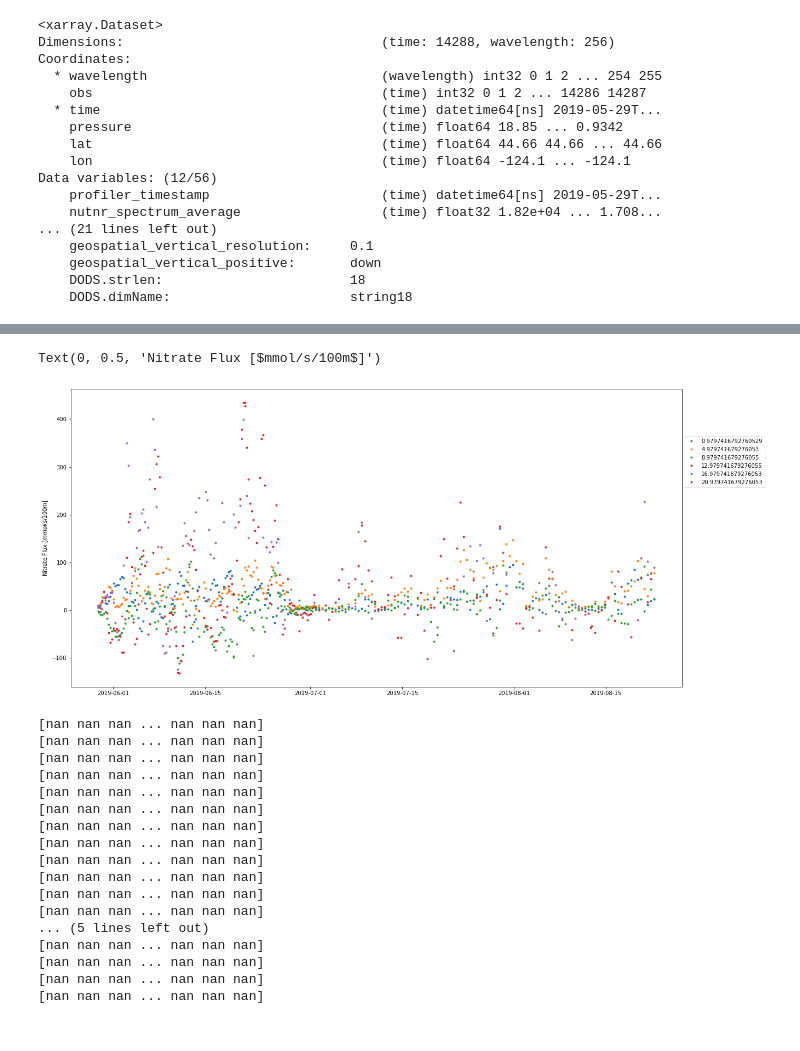
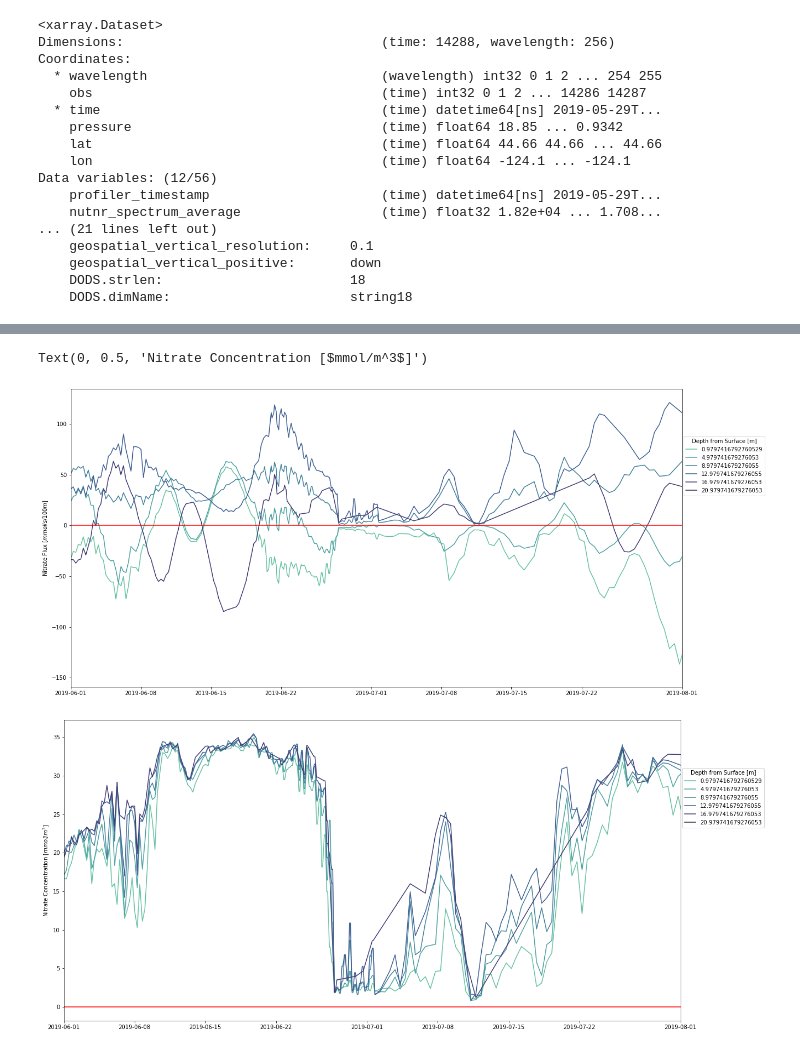
Before and after one commit to ascherer97/REU21, a Jupyter notebook: Nitrate_flux_v1.ipynb, the cells around one changed output, grey strips where cells are left out. Saved outputs shown, nothing was run; the diff lists cells and outputs as text; code cells hidden in the pictures.

```diff
--- a/Nitrate_flux_v1.ipynb
+++ b/Nitrate_flux_v1.ipynb
@@ -277,34 +213,37 @@ mask = ~np.isnan(nflux.T)
-# %%
-plt.figure(figsize=(20,10))
-
-for i,nf in enumerate(nflux.T):
-    if pressure_grid[i] > 0: #only plot below surface
-        if i%4 == 0:
-            plt.plot(time_grid[mask[i]],nf[mask[i]]*100,'.',label=pressure_grid[i])
-plt.legend(bbox_to_anchor=(1.14,.85), loc=1)
-plt.ylabel('Nitrate Flux [$mmol/s/100m$]')
-# %% [output]
-Text(0, 0.5, 'Nitrate Flux [$mmol/s/100m$]')
-[figure, removed]
-# %%
-for i,nf in enumerate(nflux.T):
-    if not np.isnan(nf).all():
-        print(nf)
-# %% [output]
-[nan nan nan ... nan nan nan]
-[nan nan nan ... nan nan nan]
-[nan nan nan ... nan nan nan]
-[nan nan nan ... nan nan nan]
-[nan nan nan ... nan nan nan]
-[nan nan nan ... nan nan nan]
-[nan nan nan ... nan nan nan]
-[nan nan nan ... nan nan nan]
-[nan nan nan ... nan nan nan]
-[nan nan nan ... nan nan nan]
-[nan nan nan ... nan nan nan]
-[nan nan nan ... nan nan nan]
-... (5 lines left out)
-[nan nan nan ... nan nan nan]
-[nan nan nan ... nan nan nan]
-[nan nan nan ... nan nan nan]
-[nan nan nan ... nan nan nan]
+# %%
+mask = ~np.isnan(nflux.T)
+zeros = np.zeros(len(time_grid))
+t1 = np.datetime64('2019-06-01 00:00:00')
+t2 = np.datetime64('2019-08-01 00:00:00')
+# %%
+plt.figure(figsize=(20,10))
+
+cdict = cm.tools.get_dict(cm.deep, N=len(nitrate_grid.T))
+deep = LinearSegmentedColormap('cmap', cdict)
+nfline = []
+for i,nf in enumerate(nflux.T):
+    nfline.append('')
+    if i%4 == 0:
+        nfline[i], = plt.plot(time_grid[mask[i]],nf[mask[i]]*100,'-',color=deep(0.3+0.7*i/len(nflux.T)),label=pressure_grid[i])
+plt.legend(title='Depth from Surface [m]',bbox_to_anchor=(1.14,.85), loc=1)
+plt.plot(time_grid,zeros,'r')
+plt.xlim([t1,t2])
+plt.ylabel('Nitrate Flux [$mmol/s/100m$]')
+
+plt.figure(figsize=(20,10))
+
+cdict = cm.tools.get_dict(cm.deep, N=len(nitrate_grid.T))
+deep = LinearSegmentedColormap('cmap', cdict)
+nfline = []
+for i,n in enumerate(nitrate_grid.T):
+    nfline.append('')
+    if i%4 == 0:
+        nfline[i], = plt.plot(time_grid[mask[i]],n[mask[i]],'-',color=deep(0.3+0.7*i/len(nflux.T)),label=pressure_grid[i])
+plt.legend(title='Depth from Surface [m]',bbox_to_anchor=(1.14,.85), loc=1)
+plt.plot(time_grid,zeros,'r')
+plt.xlim([t1,t2])
+plt.ylabel('Nitrate Concentration [$mmol/m^3$]')
+# %% [output]
+Text(0, 0.5, 'Nitrate Concentration [$mmol/m^3$]')
+[figure, added]
+[figure, added]
```
Also changed, not shown: parts of 24 cells of this notebook.
